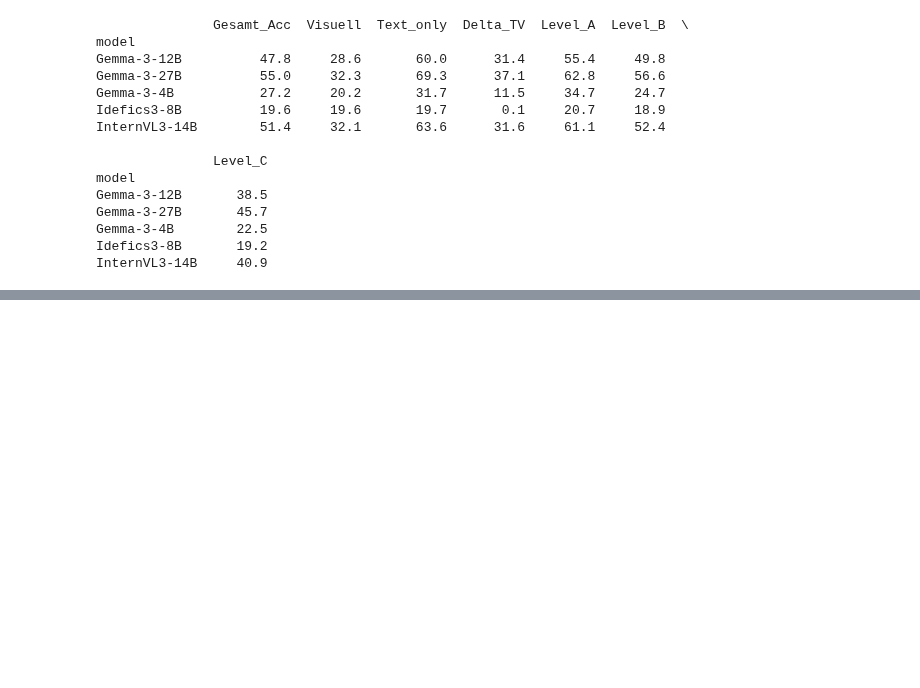
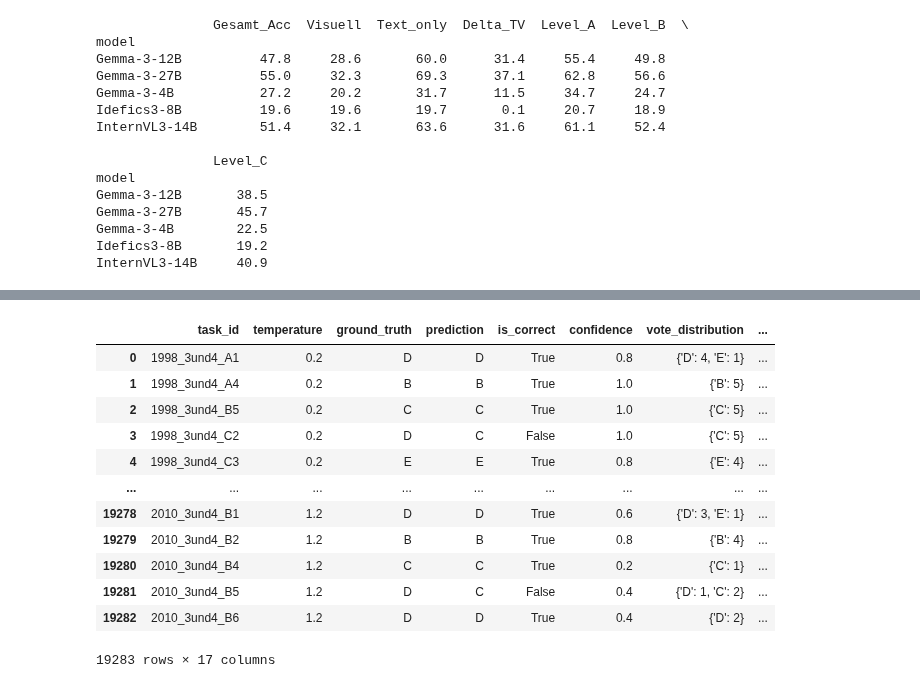
Before and after one commit to hugson-d/studienarbeit_vlm_dfki, a Jupyter notebook: eval_results.ipynb, the cells around one changed output, grey strips where cells are left out. Saved outputs shown, nothing was run; the diff lists cells and outputs as text; code cells hidden in the pictures; blank space fills up the shorter version.

```diff
--- a/eval_results.ipynb
+++ b/eval_results.ipynb
@@ -1800,0 +2227,24 @@ results_pivot.to_clipboard()
+# %%
+def calculate_normalized_confidence(row):
+    dist = row['vote_distribution']
+
+    # 1. Prüfung auf Fehlwerte (NaN/None)
+    if pd.isna(dist):
+        return 0.0
+
+    # 2. String-Repräsentation in Dictionary umwandeln
+    if isinstance(dist, str):
+        try:
+            dist = ast.literal_eval(dist)
+        except (ValueError, SyntaxError):
+            return 0.0
+
+    # 3. Berechnung nur, wenn dist ein valides, nicht-leeres Dict ist
+    if isinstance(dist, dict) and dist:
+        total_valid_paths = sum(dist.values())
+        prediction_votes = dist.get(row['prediction'], 0)
+        return prediction_votes / total_valid_paths if total_valid_paths > 0 else 0.0
+
+    return 0.0
+
+df4['confidence_new'] = df4.apply(calculate_normalized_confidence, axis=1)
@@ -1800,0 +2666,16 @@ results_pivot.to_clipboard()
+# %%
+df4
+# %% [output]
+|  | task_id | temperature | ground_truth | prediction | is_correct | confidence | vote_distribution | ... |
+| 0 | 1998_3und4_A1 | 0.2 | D | D | True | 0.8 | {'D': 4, 'E': 1} | ... |
+| 1 | 1998_3und4_A4 | 0.2 | B | B | True | 1.0 | {'B': 5} | ... |
+| 2 | 1998_3und4_B5 | 0.2 | C | C | True | 1.0 | {'C': 5} | ... |
+| 3 | 1998_3und4_C2 | 0.2 | D | C | False | 1.0 | {'C': 5} | ... |
+| 4 | 1998_3und4_C3 | 0.2 | E | E | True | 0.8 | {'E': 4} | ... |
+| ... | ... | ... | ... | ... | ... | ... | ... | ... |
+| 19278 | 2010_3und4_B1 | 1.2 | D | D | True | 0.6 | {'D': 3, 'E': 1} | ... |
+| 19279 | 2010_3und4_B2 | 1.2 | B | B | True | 0.8 | {'B': 4} | ... |
+| 19280 | 2010_3und4_B4 | 1.2 | C | C | True | 0.2 | {'C': 1} | ... |
+| 19281 | 2010_3und4_B5 | 1.2 | D | C | False | 0.4 | {'D': 1, 'C': 2} | ... |
+| 19282 | 2010_3und4_B6 | 1.2 | D | D | True | 0.4 | {'D': 2} | ... |
+19283 rows × 17 columns
```
Also changed, not shown: parts of 17 cells of this notebook, 26 other files.
